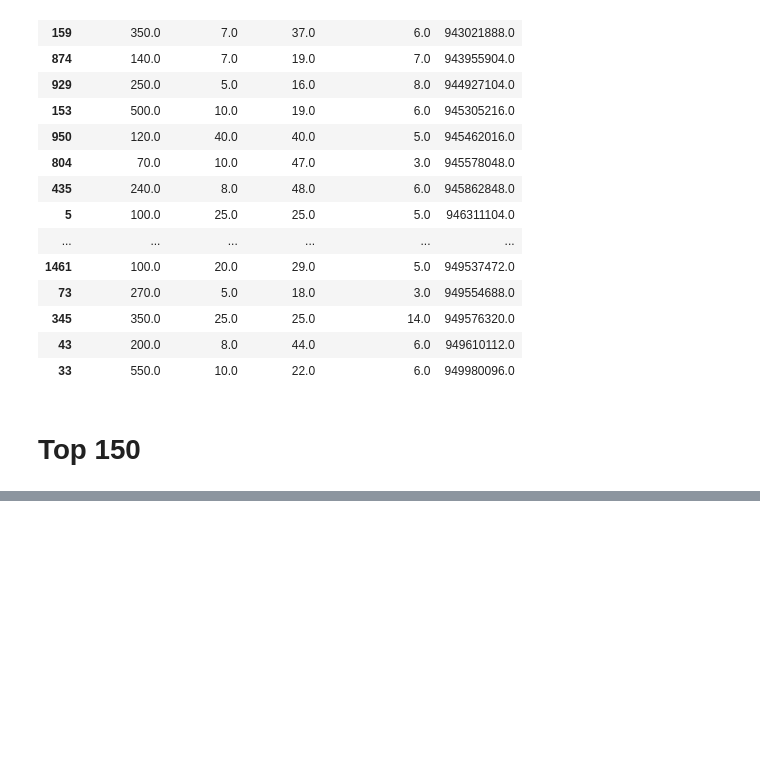
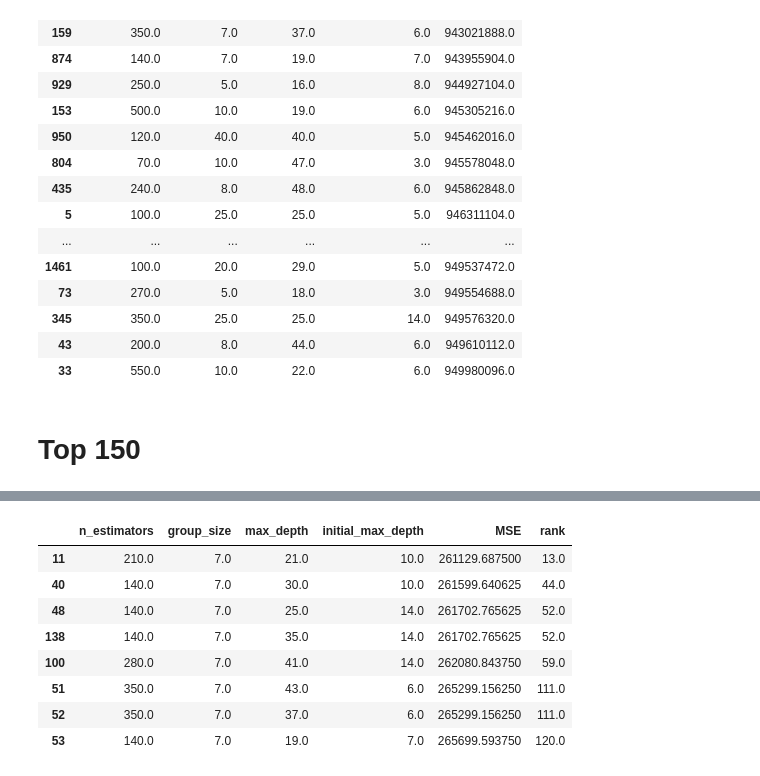
Before and after one commit to fedeegiorgi/proyecto-final, a Jupyter notebook: src/results_analysis/Shared_Knowledge.ipynb, the cells around one changed output, grey strips where cells are left out. Cells and saved outputs as stored; diff of their text form; code cells hidden in the pictures; blank space fills up the shorter version.

```diff
--- a/src/results_analysis/Shared_Knowledge.ipynb
+++ b/src/results_analysis/Shared_Knowledge.ipynb
@@ -226,0 +240,13 @@ sorted_df_carbon_150[:50]
+# %%
+filtered_df_carbon_150 = sorted_df_carbon_150[(sorted_df_carbon_150['group_size'] == 7)]
+filtered_df_carbon_150
+# %% [output]
+|  | n_estimators | group_size | max_depth | initial_max_depth | MSE | rank |
+| 11 | 210.0 | 7.0 | 21.0 | 10.0 | 261129.687500 | 13.0 |
+| 40 | 140.0 | 7.0 | 30.0 | 10.0 | 261599.640625 | 44.0 |
+| 48 | 140.0 | 7.0 | 25.0 | 14.0 | 261702.765625 | 52.0 |
+| 138 | 140.0 | 7.0 | 35.0 | 14.0 | 261702.765625 | 52.0 |
+| 100 | 280.0 | 7.0 | 41.0 | 14.0 | 262080.843750 | 59.0 |
+| 51 | 350.0 | 7.0 | 43.0 | 6.0 | 265299.156250 | 111.0 |
+| 52 | 350.0 | 7.0 | 37.0 | 6.0 | 265299.156250 | 111.0 |
+| 53 | 140.0 | 7.0 | 19.0 | 7.0 | 265699.593750 | 120.0 |
```
Also changed, not shown: parts of 5 cells of this notebook.
